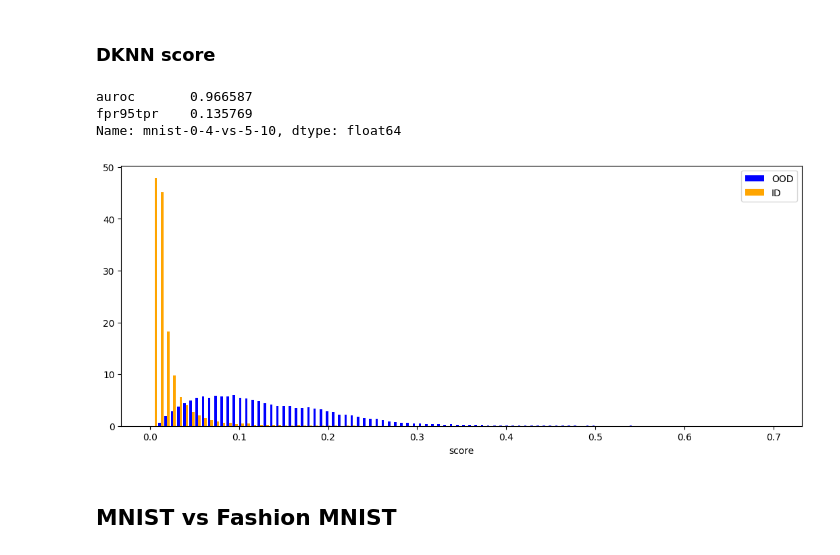
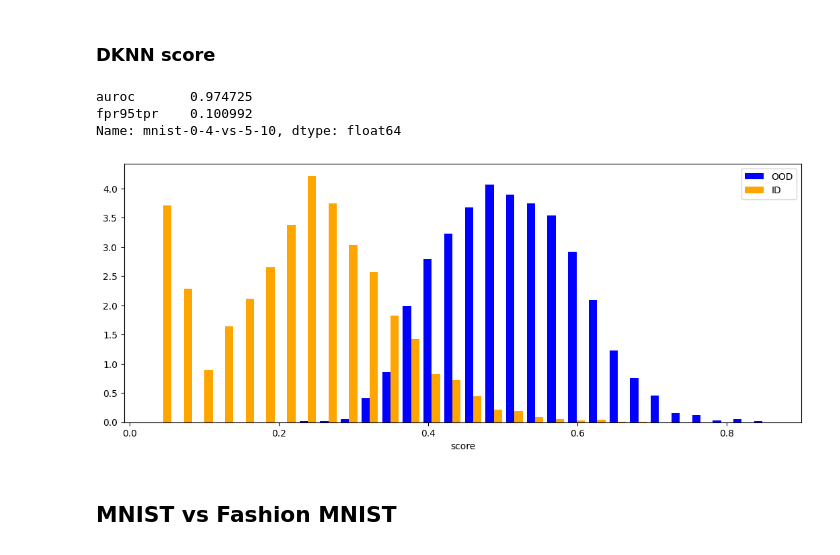
Before and after one commit to deel-ai/oodeel, a Jupyter notebook: docs/notebooks/torch/demo_dknn_torch.ipynb, the cells around one changed output. Drawn from its saved outputs; the diff is of its cells as text; code cells hidden in the pictures.

Commit message:
docs: update torch notebooks with new training funcs

```diff
--- a/docs/notebooks/torch/demo_dknn_torch.ipynb
+++ b/docs/notebooks/torch/demo_dknn_torch.ipynb
@@ -51,8 +51,8 @@ os.makedirs(data_path, exist_ok=True)
 
 /!\ We denote In-Distribution (ID) data with `_in` and Out-Of-Distribution (OOD) data with `_out` to avoid confusion with OOD detection which is the name of the task, and is therefore used to denote core classes such as `OODDataset` and `OODModel`.
 # %%
-oods_train = OODDataset('MNIST', split="train", backend="torch", load_kwargs={"root": data_path, "download": True})
-oods_test = OODDataset('MNIST', split="test", backend="torch", load_kwargs={"root": data_path, "download": True})
+oods_train = OODDataset('MNIST', backend="torch", load_kwargs={"root": data_path, "train": True, "download": True})
+oods_test = OODDataset('MNIST', backend="torch", load_kwargs={"root": data_path, "train": False, "download": True})
 
 batch_size = 128
 inc_labels = [0, 1, 2, 3, 4]
@@ -74,16 +74,14 @@ try:
     model = torch.load(os.path.join(model_path_mnist_04, "best.pt"))
 except OSError:
     train_config = {
-        "input_shape": (1, 28, 28),
+        "model_name": "toy_convnet",
         "num_classes": 10,
-        "batch_size": 128,
-        "is_prepared": True,
         "epochs": 5,
         "save_dir": model_path_mnist_04,
         "validation_data": ds_in  # ds_in is actually the test set of MNIST [0-4]
     }
 
-    model = train_convnet_classifier_torch(ds_train, **train_config) #ds_train is actually the train set of MNIST [0-4]
+    model = train_torch_model(ds_train, **train_config) #ds_train is actually the train set of MNIST [0-4]
 
 model.eval()
 model = model.to(device)
@@ -92,31 +90,31 @@ model = model.to(device)
 # %%
 batch_size = 128
 
 oodmodel = DKNN(nearest=50)
 oodmodel.fit(model, ds_train)
 scores_in = oodmodel.score(ds_in)
 scores_out = oodmodel.score(ds_out)
 
 # auroc / fpr95
 metrics = bench_metrics(
     (scores_in, scores_out),
     metrics = ["auroc", "fpr95tpr"],
     )
 
 metrics_first_vs_last = pd.Series(metrics, name='mnist-0-4-vs-5-10')
 print(metrics_first_vs_last)
 
 # plot hists / roc
 plt.figure(figsize=(13, 5))
-plt.hist((scores_out, scores_in), bins=100, color=("blue", "orange"), label=("OOD", "ID"), density=True)
+plt.hist((scores_out, scores_in), bins=30, color=("blue", "orange"), label=("OOD", "ID"), density=True)
 plt.xlabel("score")
 plt.legend()
 plt.show()
 # %% [output]
-auroc       0.966587
-fpr95tpr    0.135769
+auroc       0.974725
+fpr95tpr    0.100992
 Name: mnist-0-4-vs-5-10, dtype: float64
-[figure, old version]
+[figure, new version]
 # %% [markdown]
 ## MNIST vs Fashion MNIST
 # %% [markdown]
```
Also changed, not shown: parts of 6 cells of this notebook, 3 other files.
